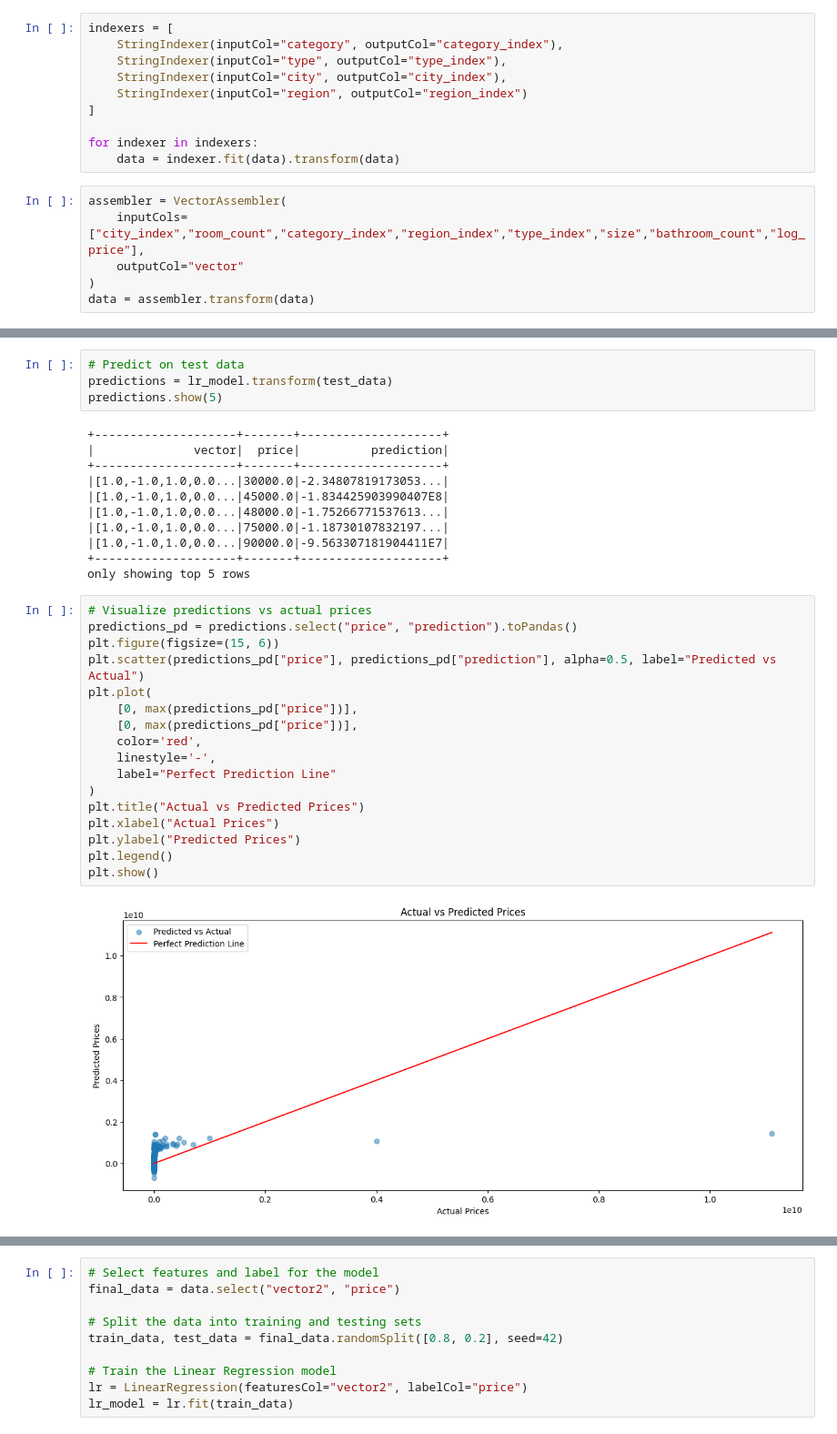
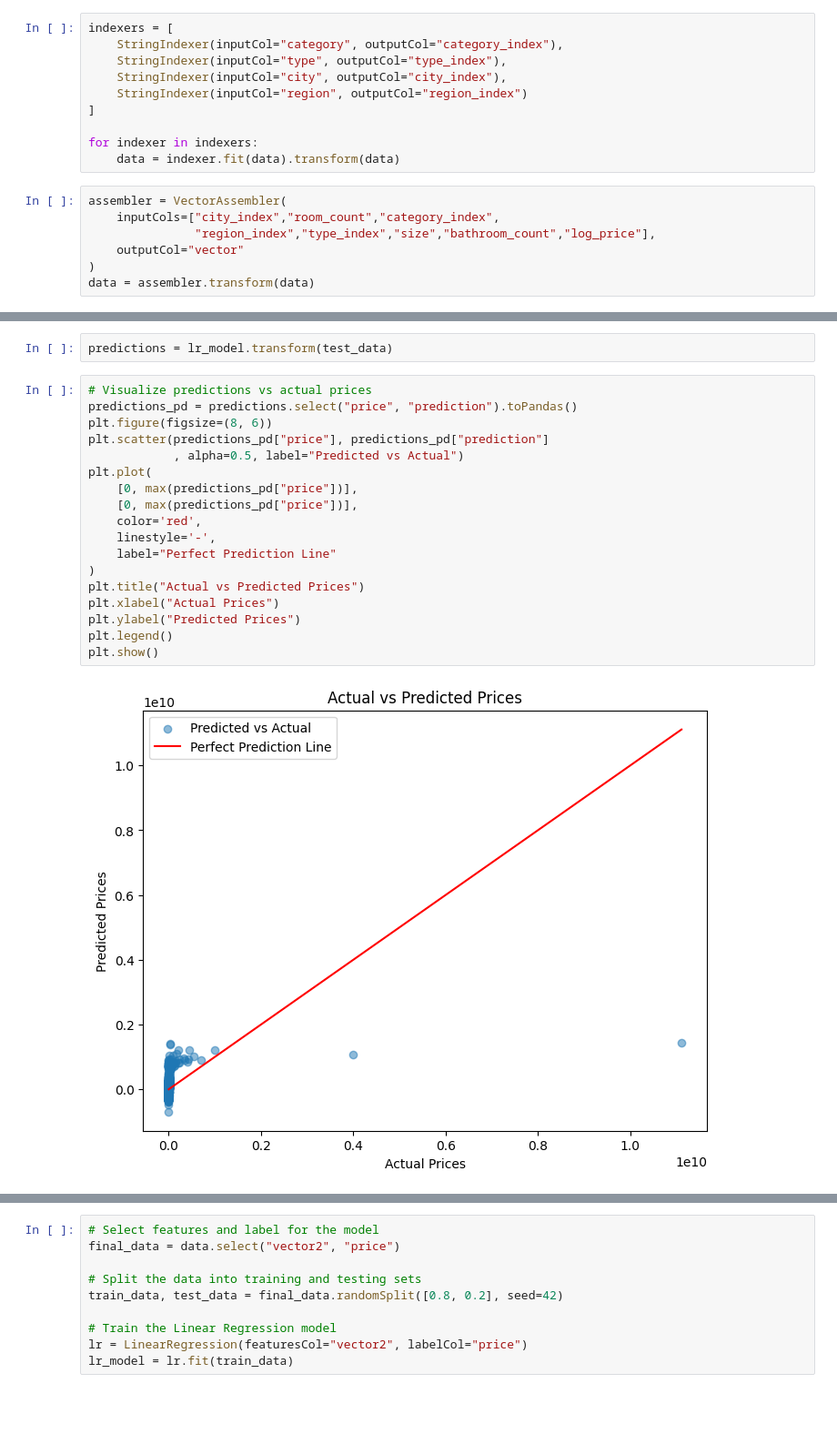
Before and after one commit to Yassineka99/Analysis_of_Property_Prices_in_Tunisia, a Jupyter notebook: Analysis_of_Property_Prices_in_Tunisia.ipynb, the cells around one changed output, grey strips where cells are left out. Shown: that part at 91% size. Cells and saved outputs as stored; diff of their text form; blank space fills up the shorter version.

```diff
--- a/Analysis_of_Property_Prices_in_Tunisia.ipynb
+++ b/Analysis_of_Property_Prices_in_Tunisia.ipynb
@@ -95,7 +62,8 @@ for indexer in indexers:
     data = indexer.fit(data).transform(data)
 # %%
 assembler = VectorAssembler(
-    inputCols=["city_index","room_count","category_index","region_index","type_index","size","bathroom_count","log_price"],
+    inputCols=["city_index","room_count","category_index",
+               "region_index","type_index","size","bathroom_count","log_price"],
     outputCol="vector"
 )
 data = assembler.transform(data)
@@ -137,37 +84,25 @@ print(f"Root Mean Squared Error (RMSE): {test_results.rootMeanSquaredError}")
-# %%
-# Predict on test data
-predictions = lr_model.transform(test_data)
-predictions.show(5)
-# %% [output]
-+--------------------+-------+--------------------+
-|              vector|  price|          prediction|
-+--------------------+-------+--------------------+
-|[1.0,-1.0,1.0,0.0...|30000.0|-2.34807819173053...|
-|[1.0,-1.0,1.0,0.0...|45000.0|-1.834425903990407E8|
-|[1.0,-1.0,1.0,0.0...|48000.0|-1.75266771537613...|
-|[1.0,-1.0,1.0,0.0...|75000.0|-1.18730107832197...|
-|[1.0,-1.0,1.0,0.0...|90000.0|-9.563307181904411E7|
-+--------------------+-------+--------------------+
-only showing top 5 rows
+# %%
+predictions = lr_model.transform(test_data)
 # %%
 # Visualize predictions vs actual prices
 predictions_pd = predictions.select("price", "prediction").toPandas()
-plt.figure(figsize=(15, 6))
-plt.scatter(predictions_pd["price"], predictions_pd["prediction"], alpha=0.5, label="Predicted vs Actual")
+plt.figure(figsize=(8, 6))
+plt.scatter(predictions_pd["price"], predictions_pd["prediction"]
+            , alpha=0.5, label="Predicted vs Actual")
 plt.plot(
     [0, max(predictions_pd["price"])],
     [0, max(predictions_pd["price"])],
     color='red',
     linestyle='-',
     label="Perfect Prediction Line"
 )
 plt.title("Actual vs Predicted Prices")
 plt.xlabel("Actual Prices")
 plt.ylabel("Predicted Prices")
 plt.legend()
 plt.show()
 # %% [output]
-[figure, old version]
+[figure, new version]
 # %%
 from pyspark.sql import functions as F
 data = data.withColumn("price_transformed", F.pow(10, data["log_price"]))
```
Also changed, not shown: parts of 10 cells of this notebook.
